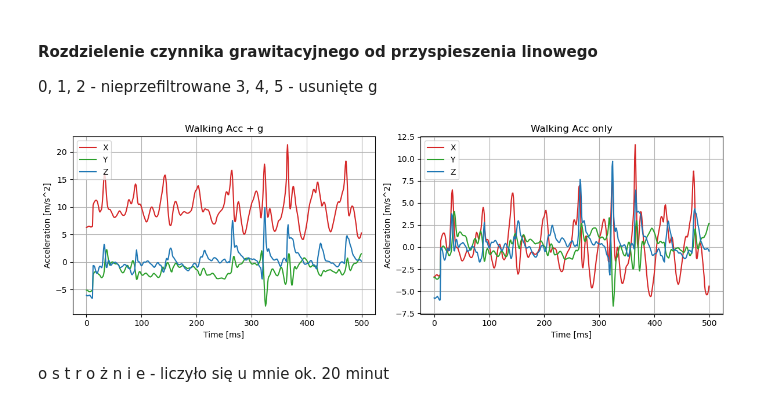
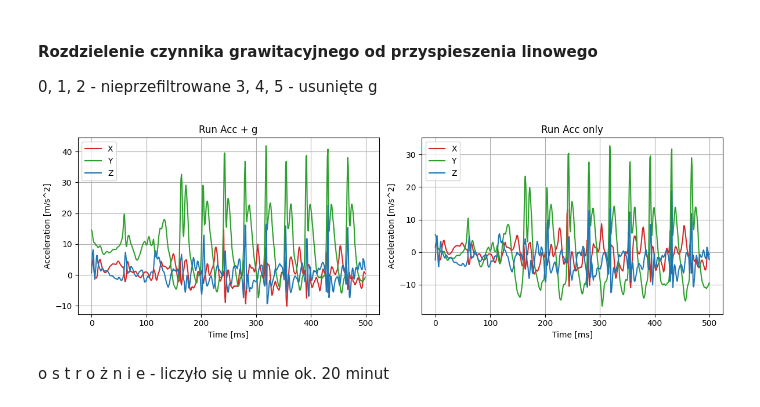
Before and after one commit to pddusza/Sussex_Challange_2025, a Jupyter notebook: sensor_fusion_overview.ipynb, the cells around one changed output. Drawn from its saved outputs; the diff is of its cells as text; code cells hidden in the pictures.

```diff
--- a/sensor_fusion_overview.ipynb
+++ b/sensor_fusion_overview.ipynb
@@ -422,32 +422,32 @@ def acc_g_separation(labels, sensors):
 # %%
 import matplotlib.pyplot as plt
 
-label, accs = run_over_row(probes["Walking"], acc_g_separation)
+label, accs = run_over_row(probes["Run"], acc_g_separation)
 
 fig, (ax1, ax2) = plt.subplots(1, 2, figsize=(12, 4))
 
 ax1.plot(accs[:, 0], "tab:red", label="X")
 ax1.plot(accs[:, 1], "tab:green", label="Y")
 ax1.plot(accs[:, 2], "tab:blue", label="Z")
 ax1.set_title(f"{labels_dict[label]} Acc + g")
 ax1.set_xlabel("Time [ms]")
 ax1.set_ylabel("Acceleration [m/s^2]")
 ax1.grid()
 ax1.legend()
 
 ax2.plot(accs[:, 3], "tab:red", label="X")
 ax2.plot(accs[:, 4], "tab:green", label="Y")
 ax2.plot(accs[:, 5], "tab:blue", label="Z")
 ax2.set_title(f"{labels_dict[label]} Acc only")
 ax2.set_xlabel("Time [ms]")
 ax2.set_ylabel("Acceleration [m/s^2]")
 ax2.grid()
 ax2.legend()
 
 plt.tight_layout()
 plt.show()
 # %% [output]
-[figure, old version]
+[figure, new version]
 # %% [markdown]
 o s t r o ż n i e - liczyło się u mnie ok. 20 minut
 # %%
```
Also changed, not shown: parts of 6 cells of this notebook.
